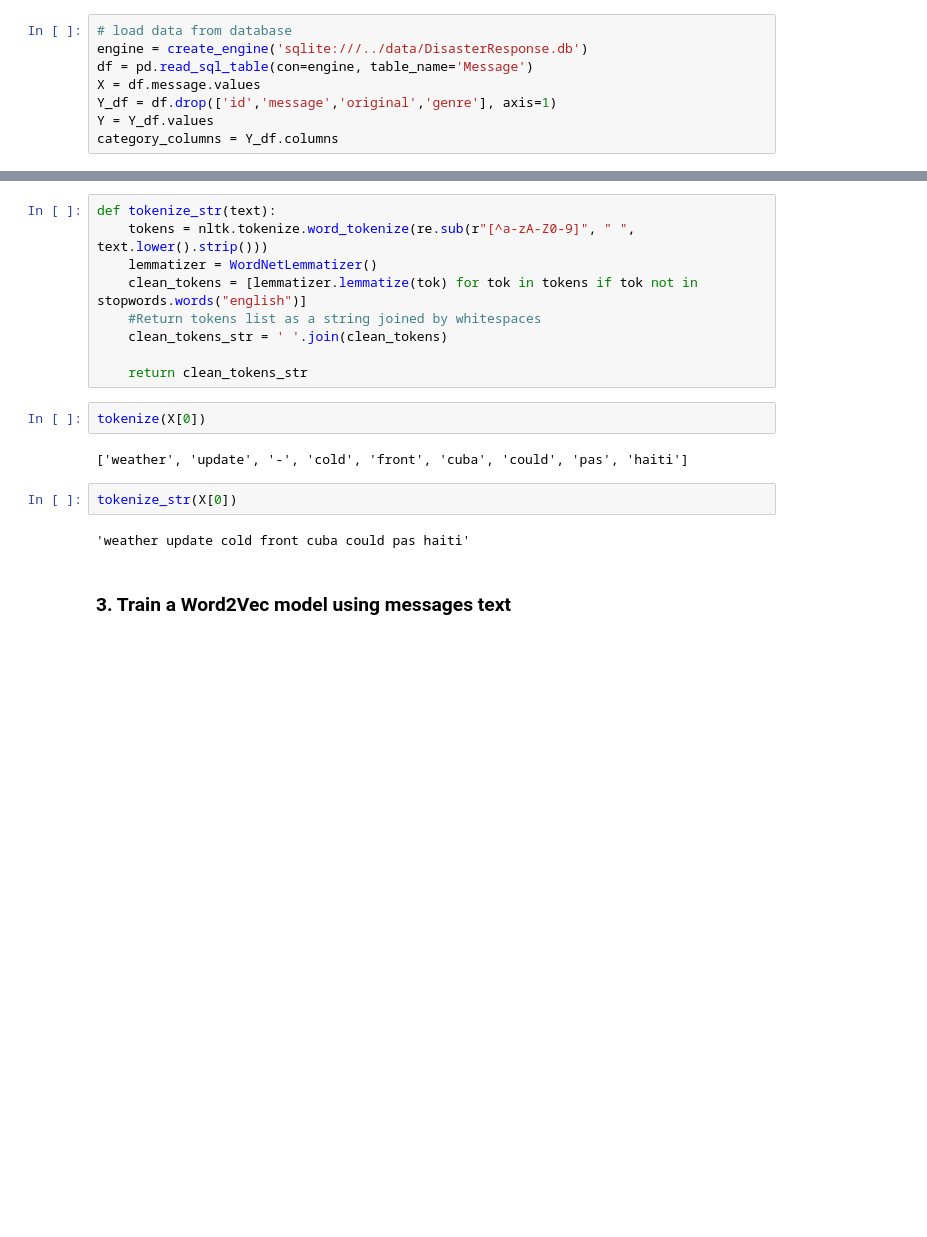
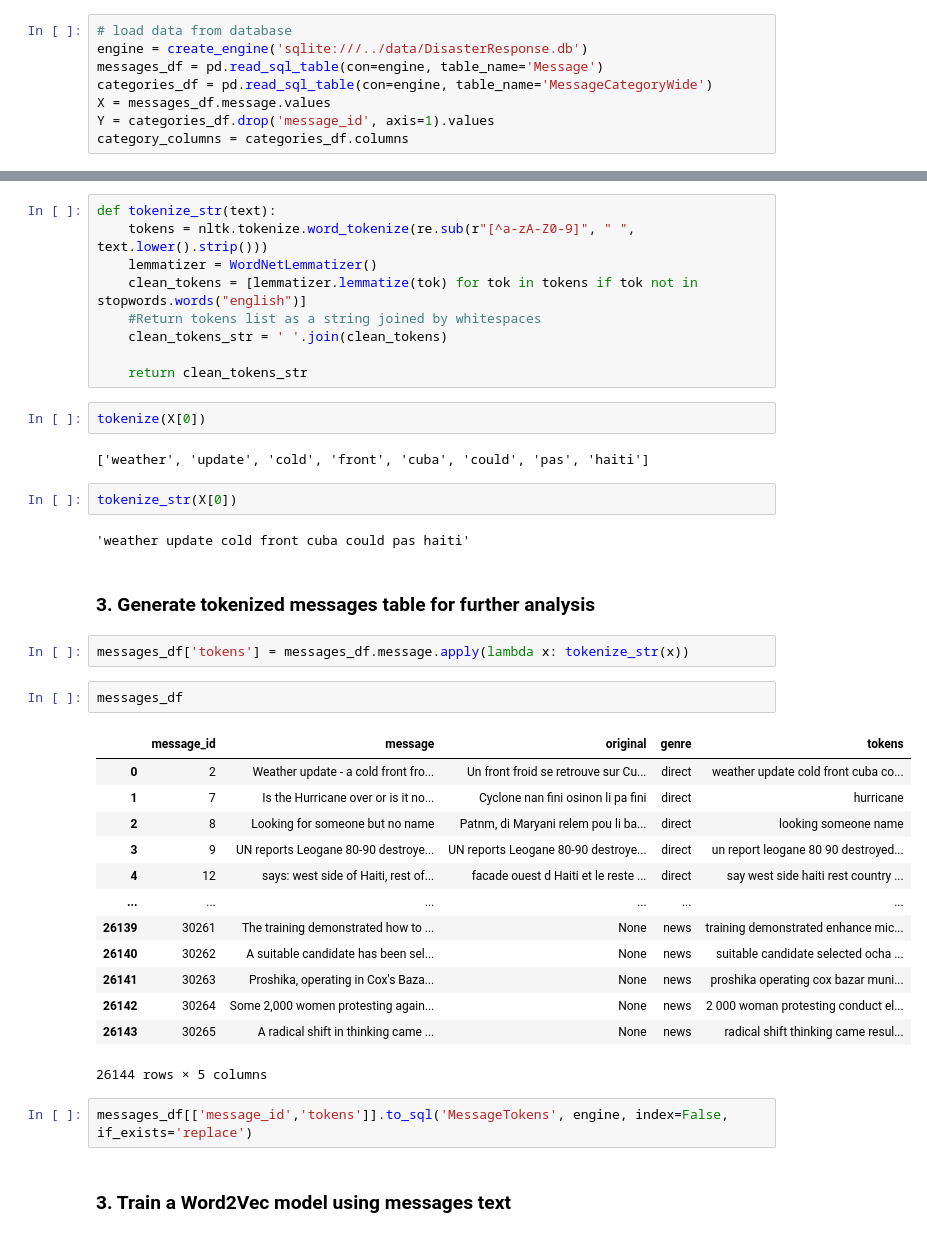
Before and after one commit to tarcisobraz/disaster-message-clf, a Jupyter notebook: models/ML Pipeline Preparation.ipynb, the cells around one changed output, grey strips where cells are left out. Drawn from its saved outputs; the diff is of its cells as text; blank space fills up the shorter version.

Commit message:
feat: Generates and saves tokenized messages as a separate table on DB.

```diff
--- a/models/ML Pipeline Preparation.ipynb
+++ b/models/ML Pipeline Preparation.ipynb
@@ -43,8 +43,8 @@ import joblib
 # %%
 # load data from database
 engine = create_engine('sqlite:///../data/DisasterResponse.db')
-df = pd.read_sql_table(con=engine, table_name='Message')
-X = df.message.values
-Y_df = df.drop(['id','message','original','genre'], axis=1)
-Y = Y_df.values
-category_columns = Y_df.columns
+messages_df = pd.read_sql_table(con=engine, table_name='Message')
+categories_df = pd.read_sql_table(con=engine, table_name='MessageCategoryWide')
+X = messages_df.message.values
+Y = categories_df.drop('message_id', axis=1).values
+category_columns = categories_df.columns
@@ -101,11 +89,33 @@ def tokenize_str(text):
 # %%
 tokenize(X[0])
 # %% [output]
-['weather', 'update', '-', 'cold', 'front', 'cuba', 'could', 'pas', 'haiti']
+['weather', 'update', 'cold', 'front', 'cuba', 'could', 'pas', 'haiti']
 # %%
 tokenize_str(X[0])
 # %% [output]
 'weather update cold front cuba could pas haiti'
+# %% [markdown]
+### 3. Generate tokenized messages table for further analysis
+# %%
+messages_df['tokens'] = messages_df.message.apply(lambda x: tokenize_str(x))
+# %%
+messages_df
+# %% [output]
+|  | message_id | message | original | genre | tokens |
+| 0 | 2 | Weather update - a cold front fro... | Un front froid se retrouve sur Cu... | direct | weather update cold front cuba co... |
+| 1 | 7 | Is the Hurricane over or is it no... | Cyclone nan fini osinon li pa fini | direct | hurricane |
+| 2 | 8 | Looking for someone but no name | Patnm, di Maryani relem pou li ba... | direct | looking someone name |
+| 3 | 9 | UN reports Leogane 80-90 destroye... | UN reports Leogane 80-90 destroye... | direct | un report leogane 80 90 destroyed... |
+| 4 | 12 | says: west side of Haiti, rest of... | facade ouest d Haiti et le reste ... | direct | say west side haiti rest country ... |
+| ... | ... | ... | ... | ... | ... |
+| 26139 | 30261 | The training demonstrated how to ... | None | news | training demonstrated enhance mic... |
+| 26140 | 30262 | A suitable candidate has been sel... | None | news | suitable candidate selected ocha ... |
+| 26141 | 30263 | Proshika, operating in Cox's Baza... | None | news | proshika operating cox bazar muni... |
+| 26142 | 30264 | Some 2,000 women protesting again... | None | news | 2 000 woman protesting conduct el... |
+| 26143 | 30265 | A radical shift in thinking came ... | None | news | radical shift thinking came resul... |
+26144 rows × 5 columns
+# %%
+messages_df[['message_id','tokens']].to_sql('MessageTokens', engine, index=False, if_exists='replace')
 # %% [markdown]
 ### 3. Train a Word2Vec model using messages text
 # %%
```
Also changed, not shown: parts of 3 cells of this notebook.
